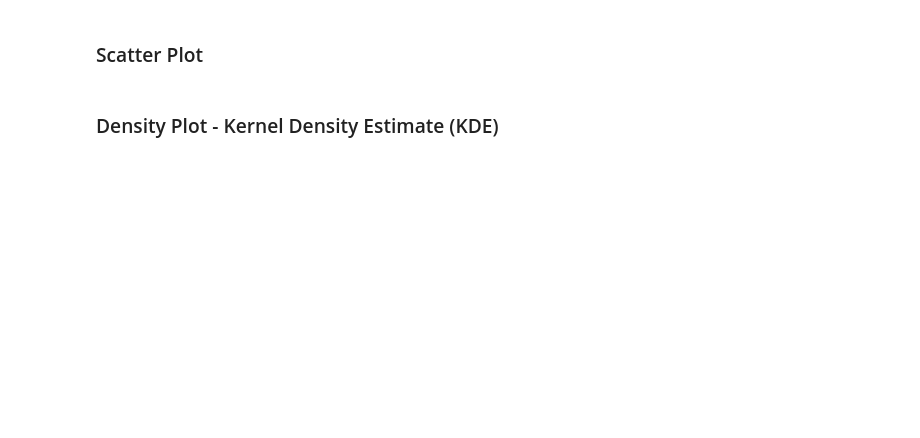
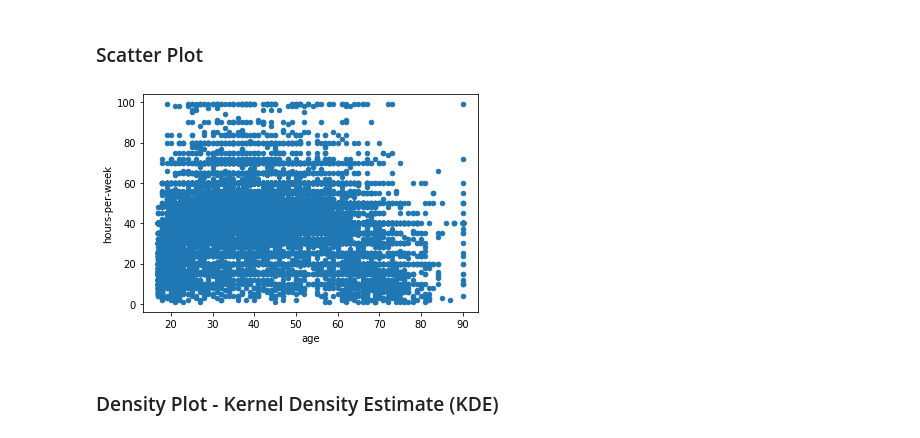
Before and after one commit to CJRicciardi/DS-Unit-1-Sprint-1-Data-Wrangling-and-Storytelling, a Jupyter notebook: module1-exploratory-data-analysis/LS_DS_111_Exploratory_Data_Analysis.ipynb, the cells around one changed output. Cells and saved outputs as stored; diff of their text form; code cells hidden in the pictures; blank space fills up the shorter version.

```diff
--- a/module1-exploratory-data-analysis/LS_DS_111_Exploratory_Data_Analysis.ipynb
+++ b/module1-exploratory-data-analysis/LS_DS_111_Exploratory_Data_Analysis.ipynb
@@ -236,4 +547,8 @@ Why might it be important for us to be able to visualize how our data is distrib
 # %% [markdown]
 ### Scatter Plot
+# %%
+df.plot.scatter('age', 'hours-per-week');
+# %% [output]
+[figure, added]
 # %% [markdown]
 ### Density Plot - Kernel Density Estimate (KDE)
```
Also changed, not shown: parts of 34 cells of this notebook, 13 other files.
